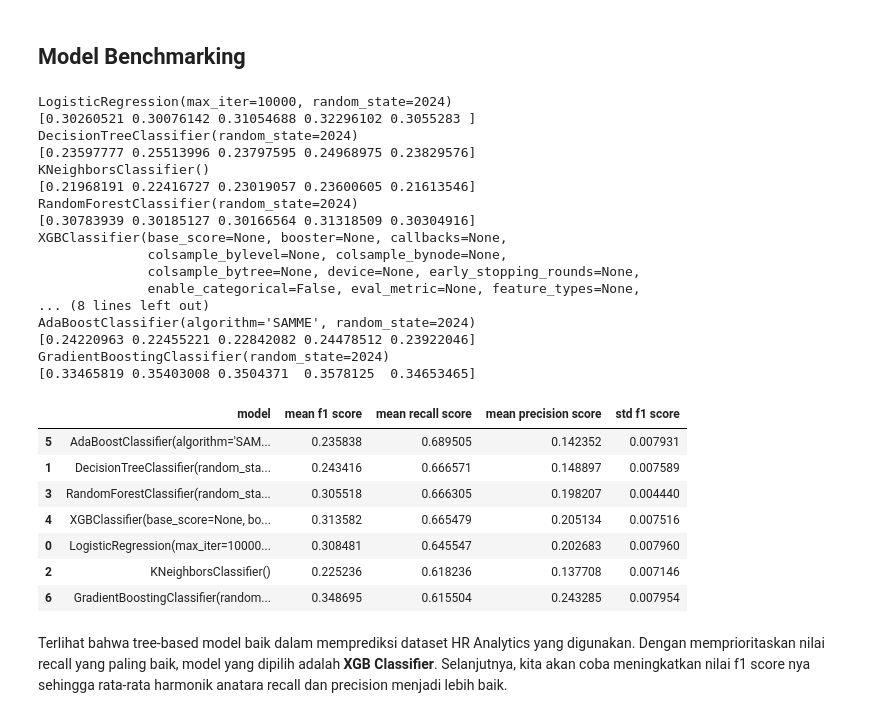
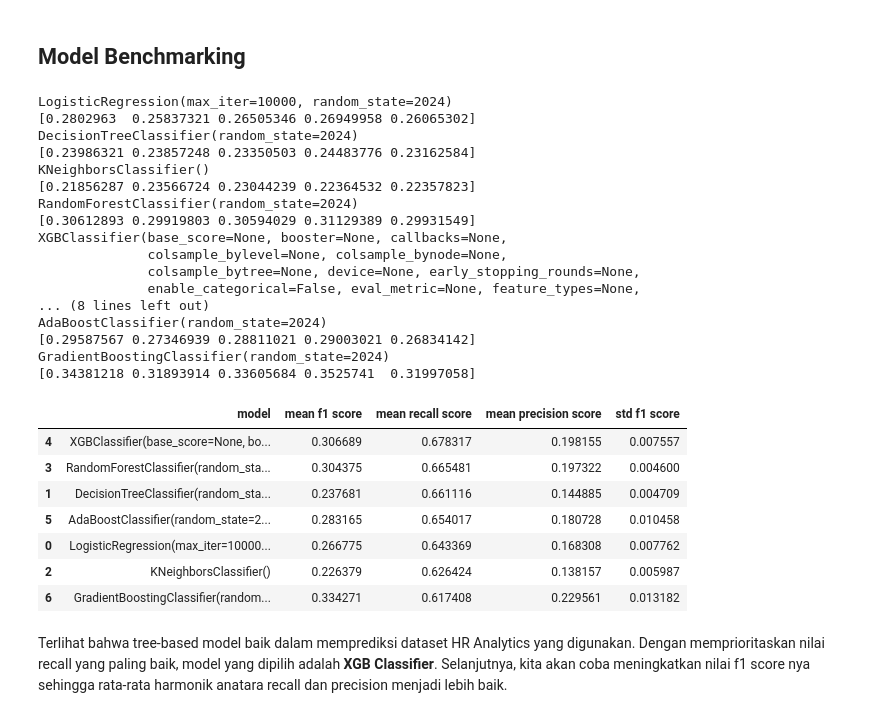
Before and after one commit to adamghozi/finpro_adamg_purwadhika, a Jupyter notebook: HR Analytics Notebook.ipynb, the cells around one changed output. Saved outputs shown, nothing was run; the diff lists cells and outputs as text; code cells hidden in the pictures.

```diff
--- a/HR Analytics Notebook.ipynb
+++ b/HR Analytics Notebook.ipynb
@@ -926,6 +1026,7 @@ dtype: int64
 Tranformer untuk encoding.
 # %%
 transformer = ColumnTransformer([
-    ('one hot', OneHotEncoder(drop='first', sparse_output=False), ['gender', 'recruitment_channel', 'education', 'department', 'region'])
+    ('one hot', OneHotEncoder(drop = 'first'), ['gender', 'recruitment_channel', 'education']),
+    ('binary', ce.BinaryEncoder(), ['department', 'region'])
 ], remainder = 'passthrough')
 # %% [markdown]
@@ -993,0 +1050,9 @@ weighted avg       0.92      0.93      0.92     10675
+# %%
+# Untuk Imbalance atau Resampling Benchmarking kita menggunakan model XGB
+
+xgb = XGBClassifier(random_state=2024)
+xgb.fit(X_train_prep, y_train)
+
+y_pred = xgb.predict(X_test_prep)
+no_treatment_xgb = recall_score(y_test, y_pred)
+no_treatment_xgb
@@ -1018,7 +1085,7 @@ score_precision_list = []
 std_list = []
 
 for balancing in balancings:
-    estimator = ImbPipeline([
+    estimator = Pipeline([
         ('preparation', transformer),
         ('scaling', RobustScaler()),
         ('balancing', balancing),
@@ -1077,7 +1144,7 @@ tree = DecisionTreeClassifier(random_state=2024)
 knn = KNeighborsClassifier()
 rf = RandomForestClassifier(random_state=2024)
 xgb = XGBClassifier(random_state=2024)
-ada = AdaBoostClassifier(algorithm='SAMME', random_state=2024)
+ada = AdaBoostClassifier(random_state=2024)
 gbc = GradientBoostingClassifier(random_state=2024)
 # %%
 # Benchmarking model
@@ -1091,7 +1158,7 @@ score_precision_list = []
 std_list = []
 
 for model in models:
-    estimator = ImbPipeline([
+    estimator = Pipeline([
         ('preparation', transformer),
         ('scaling', RobustScaler()),
         ('balancing', rus),
@@ -1105,47 +1172,47 @@ for model in models:
     score_recall_list.append(score_recall.mean())
 
     score_precision = cross_val_score(estimator, X_train, y_train, cv = skfold, scoring='precision')
     score_precision_list.append(score_precision.mean())
 
     print(model)
     print(score_f1)
 
     std = cross_val_score(estimator, X_train, y_train, cv = skfold, scoring='f1').std()
     std_list.append(std)
 
 pd.DataFrame({
     'model': models,
     'mean f1 score': score_f1_list,
     'mean recall score': score_recall_list,
     'mean precision score': score_precision_list,
     'std f1 score': std_list
 }).sort_values('mean recall score', ascending = False)
 # %% [output]
 LogisticRegression(max_iter=10000, random_state=2024)
-[0.30260521 0.30076142 0.31054688 0.32296102 0.3055283 ]
+[0.2802963  0.25837321 0.26505346 0.26949958 0.26065302]
 DecisionTreeClassifier(random_state=2024)
-[0.23597777 0.25513996 0.23797595 0.24968975 0.23829576]
+[0.23986321 0.23857248 0.23350503 0.24483776 0.23162584]
 KNeighborsClassifier()
-[0.21968191 0.22416727 0.23019057 0.23600605 0.21613546]
+[0.21856287 0.23566724 0.23044239 0.22364532 0.22357823]
 RandomForestClassifier(random_state=2024)
-[0.30783939 0.30185127 0.30166564 0.31318509 0.30304916]
+[0.30612893 0.29919803 0.30594029 0.31129389 0.29931549]
 XGBClassifier(base_score=None, booster=None, callbacks=None,
               colsample_bylevel=None, colsample_bynode=None,
               colsample_bytree=None, device=None, early_stopping_rounds=None,
               enable_categorical=False, eval_metric=None, feature_types=None,
 ... (8 lines left out)
-AdaBoostClassifier(algorithm='SAMME', random_state=2024)
-[0.24220963 0.22455221 0.22842082 0.24478512 0.23922046]
+AdaBoostClassifier(random_state=2024)
+[0.29587567 0.27346939 0.28811021 0.29003021 0.26834142]
 GradientBoostingClassifier(random_state=2024)
-[0.33465819 0.35403008 0.3504371  0.3578125  0.34653465]
+[0.34381218 0.31893914 0.33605684 0.3525741  0.31997058]
 |  | model | mean f1 score | mean recall score | mean precision score | std f1 score |
-| 5 | AdaBoostClassifier(algorithm='SAM... | 0.235838 | 0.689505 | 0.142352 | 0.007931 |
-| 1 | DecisionTreeClassifier(random_sta... | 0.243416 | 0.666571 | 0.148897 | 0.007589 |
-| 3 | RandomForestClassifier(random_sta... | 0.305518 | 0.666305 | 0.198207 | 0.004440 |
-| 4 | XGBClassifier(base_score=None, bo... | 0.313582 | 0.665479 | 0.205134 | 0.007516 |
-| 0 | LogisticRegression(max_iter=10000... | 0.308481 | 0.645547 | 0.202683 | 0.007960 |
-| 2 | KNeighborsClassifier() | 0.225236 | 0.618236 | 0.137708 | 0.007146 |
-| 6 | GradientBoostingClassifier(random... | 0.348695 | 0.615504 | 0.243285 | 0.007954 |
+| 4 | XGBClassifier(base_score=None, bo... | 0.306689 | 0.678317 | 0.198155 | 0.007557 |
+| 3 | RandomForestClassifier(random_sta... | 0.304375 | 0.665481 | 0.197322 | 0.004600 |
+| 1 | DecisionTreeClassifier(random_sta... | 0.237681 | 0.661116 | 0.144885 | 0.004709 |
+| 5 | AdaBoostClassifier(random_state=2... | 0.283165 | 0.654017 | 0.180728 | 0.010458 |
+| 0 | LogisticRegression(max_iter=10000... | 0.266775 | 0.643369 | 0.168308 | 0.007762 |
+| 2 | KNeighborsClassifier() | 0.226379 | 0.626424 | 0.138157 | 0.005987 |
+| 6 | GradientBoostingClassifier(random... | 0.334271 | 0.617408 | 0.229561 | 0.013182 |
 # %% [markdown]
 Terlihat bahwa tree-based model baik dalam memprediksi dataset HR Analytics yang digunakan. Dengan memprioritaskan nilai recall yang paling baik, model yang dipilih adalah **XGB Classifier**.
 Selanjutnya, kita akan coba meningkatkan nilai f1 score nya sehingga rata-rata harmonik anatara recall dan precision menjadi lebih baik.
```
Also changed, not shown: parts of 146 cells of this notebook, 5 other files.
